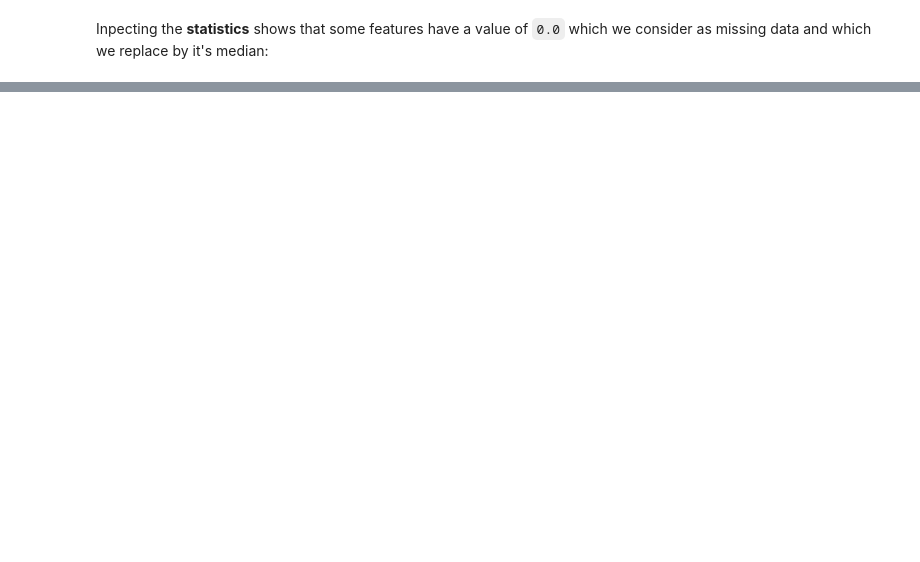
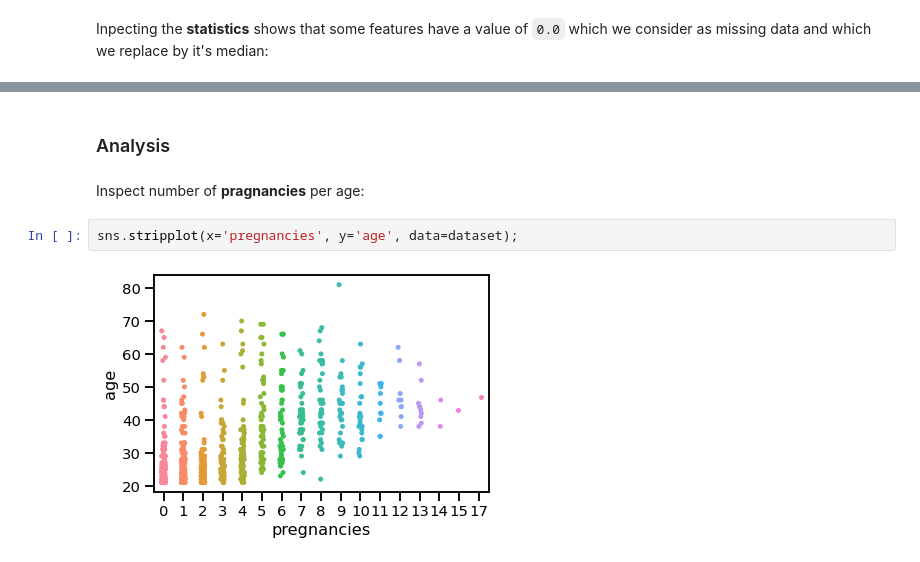
Before and after one commit to thomd/machine-learning-with-fastapi-on-heroku, a Jupyter notebook: data-analysis.ipynb, the cells around one changed output, grey strips where cells are left out. Cells and saved outputs as stored; diff of their text form; blank space fills up the shorter version.

Commit message:
data analysis

```diff
--- a/data-analysis.ipynb
+++ b/data-analysis.ipynb
@@ -106,0 +124,8 @@ dataset.hist(figsize=(20, 10), bins=18, alpha=0.6);
+# %% [markdown]
+### Analysis
+# %% [markdown]
+Inspect number of **pragnancies** per age:
+# %%
+sns.stripplot(x='pregnancies', y='age', data=dataset);
+# %% [output]
+[figure, added]
```
Also changed, not shown: parts of 24 cells of this notebook, 1 other file.
